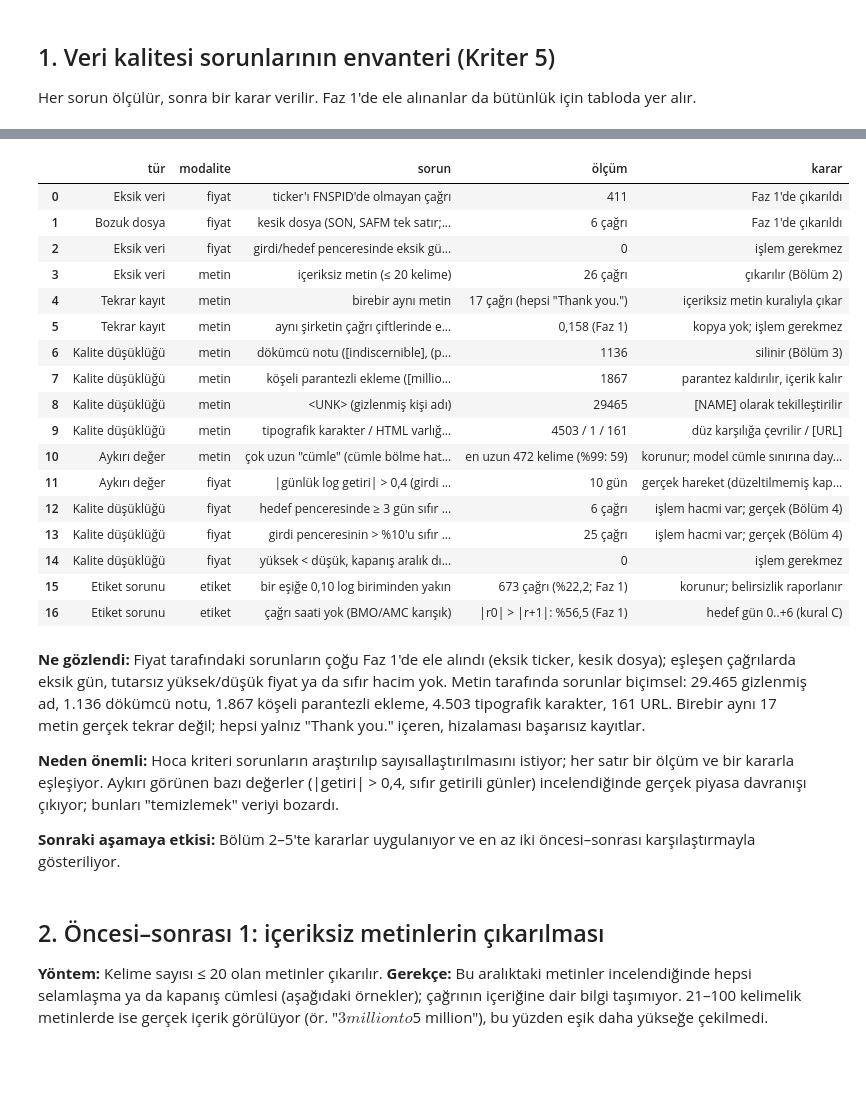
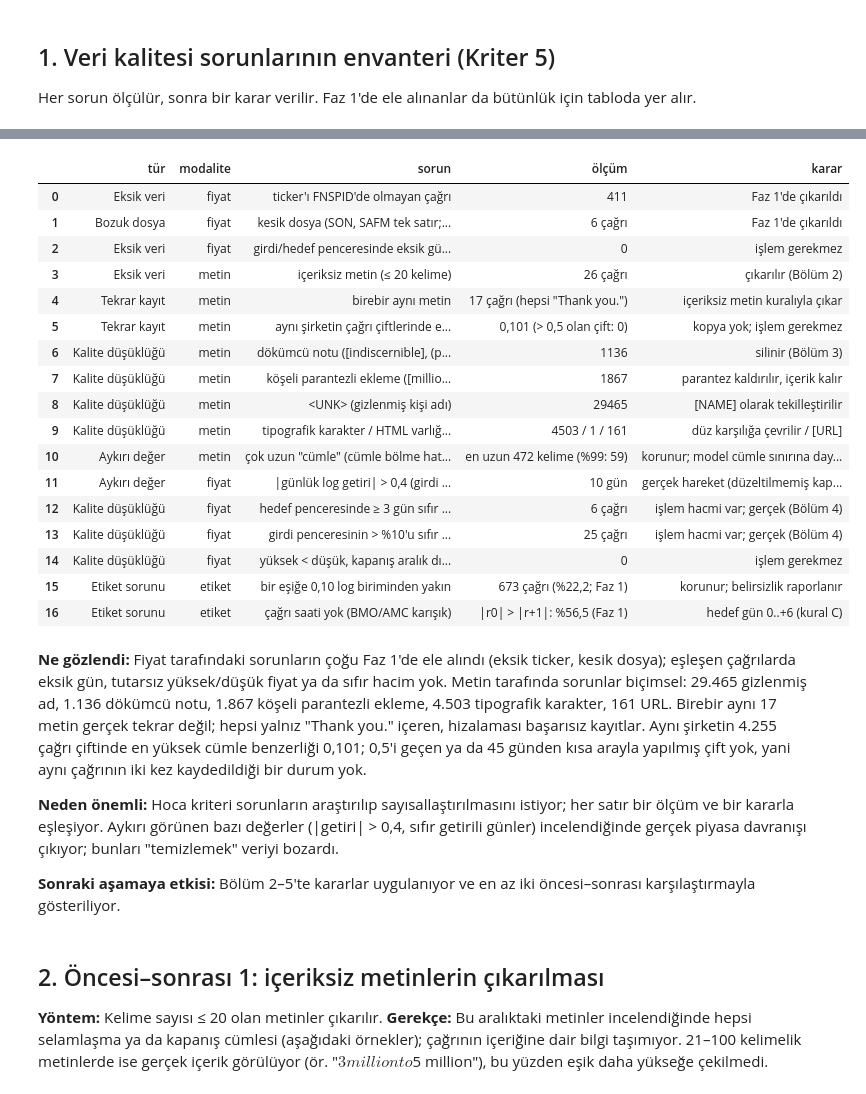
Before and after one commit to emirhanok1/kazanc-oynaklik, a Jupyter notebook: notebooks/02_temizlik_on_isleme.ipynb, the cells around one changed output, grey strips where cells are left out. Saved outputs shown, nothing was run; the diff lists cells and outputs as text; code cells hidden in the pictures; blank space fills up the shorter version.

```diff
--- a/notebooks/02_temizlik_on_isleme.ipynb
+++ b/notebooks/02_temizlik_on_isleme.ipynb
@@ -68,35 +103,35 @@ kalip = temizle.kalip_say(metin_ham)
 
 envanter = pd.DataFrame([
     ("Eksik veri", "fiyat", "ticker'ı FNSPID'de olmayan çağrı", "411", "Faz 1'de çıkarıldı"),
     ("Bozuk dosya", "fiyat", "kesik dosya (SON, SAFM tek satır; SPN, SJI geç başlıyor)", "6 çağrı", "Faz 1'de çıkarıldı"),
     ("Eksik veri", "fiyat", "girdi/hedef penceresinde eksik gün ya da getiri", "0", "işlem gerekmez"),
     ("Eksik veri", "metin", f"içeriksiz metin (≤ {temizle.MIN_KELIME} kelime)", f"{int((kelime_ham <= temizle.MIN_KELIME).sum())} çağrı", "çıkarılır (Bölüm 2)"),
     ("Tekrar kayıt", "metin", "birebir aynı metin", f"{int(ayni_metin.sum())} çağrı (hepsi \"Thank you.\")", "içeriksiz metin kuralıyla çıkar"),
-    ("Tekrar kayıt", "metin", "aynı şirketin çağrı çiftlerinde en yüksek cümle benzerliği (Jaccard)", "0,158 (Faz 1)", "kopya yok; işlem gerekmez"),
+    ("Tekrar kayıt", "metin", "aynı şirketin çağrı çiftlerinde en yüksek cümle benzerliği (Jaccard)", f"{tr(jaccard_max, 3)} (> 0,5 olan çift: {int((ciftler.jaccard > 0.5).sum())})", "kopya yok; işlem gerekmez"),
     ("Kalite düşüklüğü", "metin", "dökümcü notu ([indiscernible], (ph) …)", f"{kalip['dökümcü notu ([indiscernible], (ph) …)']['toplam']}", "silinir (Bölüm 3)"),
     ("Kalite düşüklüğü", "metin", "köşeli parantezli ekleme ([million] …)", f"{kalip['köşeli parantezli ekleme ([million] …)']['toplam']}", "parantez kaldırılır, içerik kalır"),
     ("Kalite düşüklüğü", "metin", "<UNK> (gizlenmiş kişi adı)", f"{kalip['<UNK> (gizlenmiş kişi adı)']['toplam']}", "[NAME] olarak tekilleştirilir"),
     ("Kalite düşüklüğü", "metin", "tipografik karakter / HTML varlığı / URL",
      f"{kalip['tipografik karakter (’ – … •)']['toplam']} / {kalip['HTML varlığı (&amp; …)']['toplam']} / {kalip['URL']['toplam']}", "düz karşılığa çevrilir / [URL]"),
     ("Aykırı değer", "metin", "çok uzun \"cümle\" (cümle bölme hatası)", f"en uzun {cumle_uzunluk.max()} kelime (%99: {int(np.percentile(cumle_uzunluk, 99))})", "korunur; model cümle sınırına dayanmıyor"),
     ("Aykırı değer", "fiyat", "|günlük log getiri| > 0,4 (girdi + hedef)", f"{int((pencere[pencere.gun.between(-60, 6)].getiri.abs() > 0.4).sum())} gün", "gerçek hareket (düzeltilmemiş kapanışta da aynı); korunur"),
     ("Kalite düşüklüğü", "fiyat", "hedef penceresinde ≥ 3 gün sıfır getiri", f"{int((sifir_hedef >= 3).sum())} çağrı", "işlem hacmi var; gerçek (Bölüm 4)"),
     ("Kalite düşüklüğü", "fiyat", "girdi penceresinin > %10'u sıfır getiri", f"{int((sifir_girdi > 0.1).sum())} çağrı", "işlem hacmi var; gerçek (Bölüm 4)"),
     ("Kalite düşüklüğü", "fiyat", "yüksek < düşük, kapanış aralık dışında, hacim 0/NaN",
      f"{int((g_girdi.high < g_girdi.low).sum() + (g_girdi.close > g_girdi.high * 1.0001).sum() + (g_girdi.close < g_girdi.low * 0.9999).sum() + (g_girdi.volume <= 0).sum() + g_girdi.volume.isna().sum())}", "işlem gerekmez"),
     ("Etiket sorunu", "etiket", "bir eşiğe 0,10 log biriminden yakın", "673 çağrı (%22,2; Faz 1)", "korunur; belirsizlik raporlanır"),
     ("Etiket sorunu", "etiket", "çağrı saati yok (BMO/AMC karışık)", "|r0| > |r+1|: %56,5 (Faz 1)", "hedef gün 0..+6 (kural C)"),
 ], columns=["tür", "modalite", "sorun", "ölçüm", "karar"])
 envanter.to_csv(CIKTI / "f2_kalite_envanteri.csv", index=False)
 envanter
 # %% [output]
 |  | tür | modalite | sorun | ölçüm | karar |
 | 0 | Eksik veri | fiyat | ticker'ı FNSPID'de olmayan çağrı | 411 | Faz 1'de çıkarıldı |
 | 1 | Bozuk dosya | fiyat | kesik dosya (SON, SAFM tek satır;... | 6 çağrı | Faz 1'de çıkarıldı |
 | 2 | Eksik veri | fiyat | girdi/hedef penceresinde eksik gü... | 0 | işlem gerekmez |
 | 3 | Eksik veri | metin | içeriksiz metin (≤ 20 kelime) | 26 çağrı | çıkarılır (Bölüm 2) |
 | 4 | Tekrar kayıt | metin | birebir aynı metin | 17 çağrı (hepsi "Thank you.") | içeriksiz metin kuralıyla çıkar |
-| 5 | Tekrar kayıt | metin | aynı şirketin çağrı çiftlerinde e... | 0,158 (Faz 1) | kopya yok; işlem gerekmez |
+| 5 | Tekrar kayıt | metin | aynı şirketin çağrı çiftlerinde e... | 0,101 (> 0,5 olan çift: 0) | kopya yok; işlem gerekmez |
 | 6 | Kalite düşüklüğü | metin | dökümcü notu ([indiscernible], (p... | 1136 | silinir (Bölüm 3) |
 | 7 | Kalite düşüklüğü | metin | köşeli parantezli ekleme ([millio... | 1867 | parantez kaldırılır, içerik kalır |
 | 8 | Kalite düşüklüğü | metin | <UNK> (gizlenmiş kişi adı) | 29465 | [NAME] olarak tekilleştirilir |
@@ -109,7 +144,7 @@ envanter
 | 15 | Etiket sorunu | etiket | bir eşiğe 0,10 log biriminden yakın | 673 çağrı (%22,2; Faz 1) | korunur; belirsizlik raporlanır |
 | 16 | Etiket sorunu | etiket | çağrı saati yok (BMO/AMC karışık) | |r0| > |r+1|: %56,5 (Faz 1) | hedef gün 0..+6 (kural C) |
 # %% [markdown]
-**Ne gözlendi:** Fiyat tarafındaki sorunların çoğu Faz 1'de ele alındı (eksik ticker, kesik dosya); eşleşen çağrılarda eksik gün, tutarsız yüksek/düşük fiyat ya da sıfır hacim yok. Metin tarafında sorunlar biçimsel: 29.465 gizlenmiş ad, 1.136 dökümcü notu, 1.867 köşeli parantezli ekleme, 4.503 tipografik karakter, 161 URL. Birebir aynı 17 metin gerçek tekrar değil; hepsi yalnız "Thank you." içeren, hizalaması başarısız kayıtlar.
+**Ne gözlendi:** Fiyat tarafındaki sorunların çoğu Faz 1'de ele alındı (eksik ticker, kesik dosya); eşleşen çağrılarda eksik gün, tutarsız yüksek/düşük fiyat ya da sıfır hacim yok. Metin tarafında sorunlar biçimsel: 29.465 gizlenmiş ad, 1.136 dökümcü notu, 1.867 köşeli parantezli ekleme, 4.503 tipografik karakter, 161 URL. Birebir aynı 17 metin gerçek tekrar değil; hepsi yalnız "Thank you." içeren, hizalaması başarısız kayıtlar. Aynı şirketin 4.255 çağrı çiftinde en yüksek cümle benzerliği 0,101; 0,5'i geçen ya da 45 günden kısa arayla yapılmış çift yok, yani aynı çağrının iki kez kaydedildiği bir durum yok.
 
 **Neden önemli:** Hoca kriteri sorunların araştırılıp sayısallaştırılmasını istiyor; her satır bir ölçüm ve bir kararla eşleşiyor. Aykırı görünen bazı değerler (|getiri| > 0,4, sıfır getirili günler) incelendiğinde gerçek piyasa davranışı çıkıyor; bunları "temizlemek" veriyi bozardı.
 
```
Also changed, not shown: parts of 9 cells of this notebook, 12 other files.
